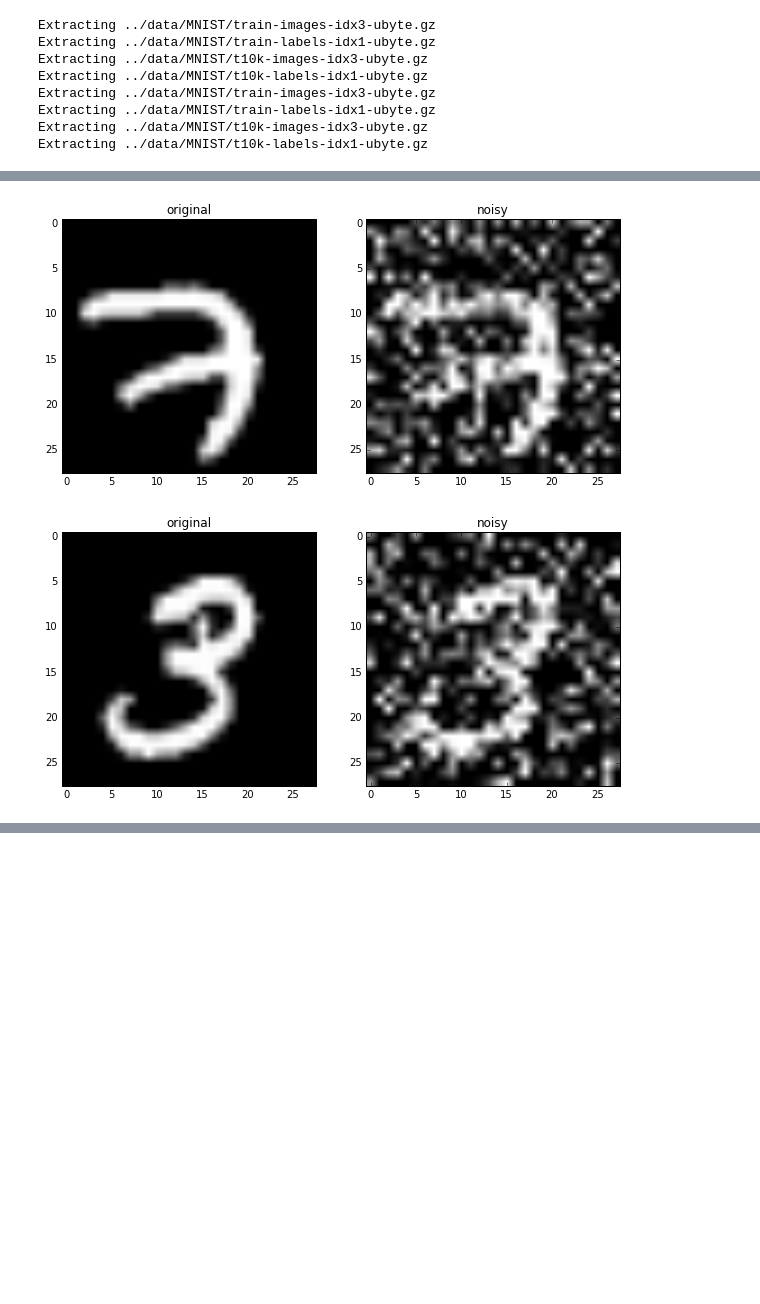
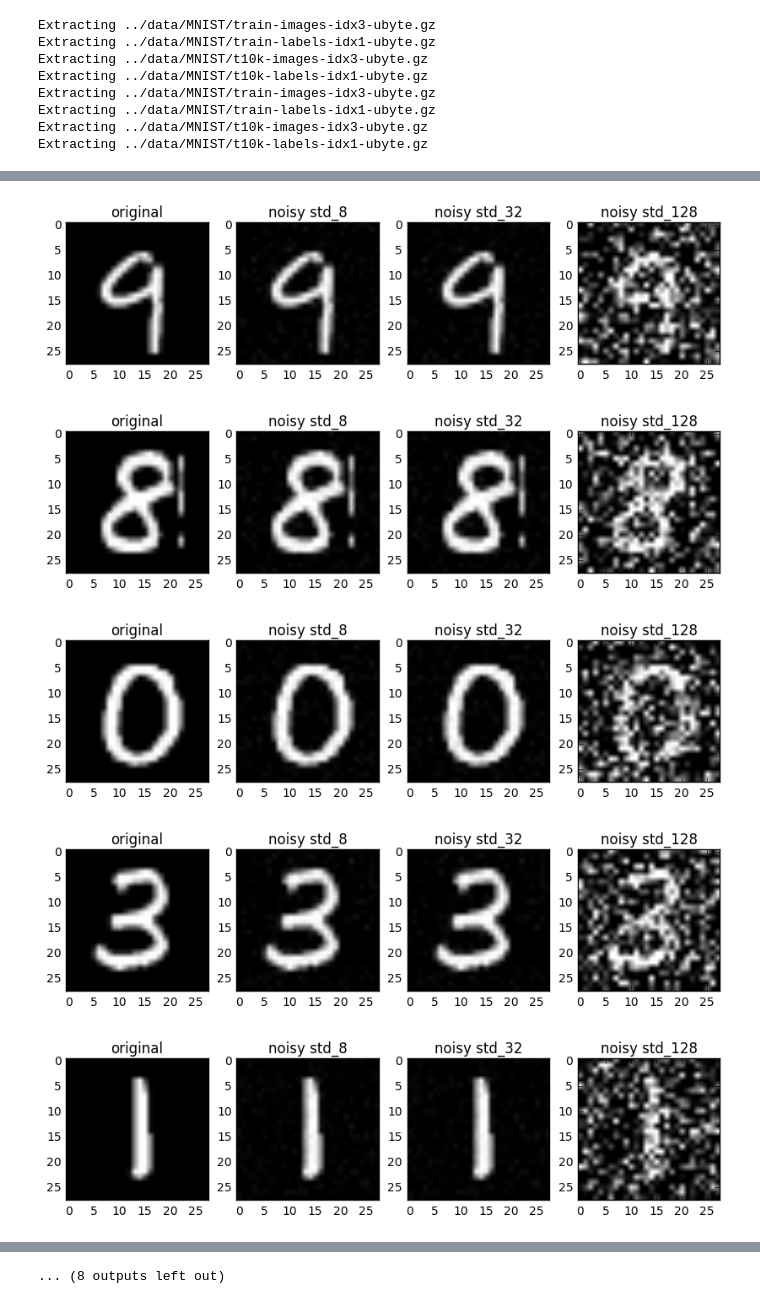
Before and after one commit to YuhuaBillChen/tf-minist-playground, a Jupyter notebook: notebook/noisy_images.ipynb, the cells around one changed output, grey strips where cells are left out. Saved outputs shown, nothing was run; the diff lists cells and outputs as text; code cells hidden in the pictures; blank space fills up the shorter version.

```diff
--- a/notebook/noisy_images.ipynb
+++ b/notebook/noisy_images.ipynb
@@ -24,6 +24,6 @@ Extracting ../data/MNIST/t10k-labels-idx1-ubyte.gz
 # %%
 # Noisy image from our helper class
 for im in n_x:
-    plt.figure(figsize=(5,5));
+    plt.figure(figsize=(2,2));
     plt.imshow(np.reshape(im,newshape=(28,28)),cmap='gray');
 # %% [output]
@@ -34,15 +34,26 @@ for im in n_x:
 # %%
 # Added noise to original images
 for im in m_x:
     plt.figure(figsize=(10,10));
-    plt.subplot(2,2,1);
+    plt.subplot(1,4,1);
     origin = np.array(255*im,dtype=np.uint8);
     plt.title("original")
     plt.imshow(np.reshape(origin,newshape=(28,28)),cmap='gray');
-    plt.subplot(2,2,2);
-    noisy = np.array(np.clip(255*im + 128 * np.random.randn(im.shape[0]),0,255),dtype=np.uint8);
-    plt.title("noisy")
-    plt.imshow(np.reshape(noisy,newshape=(28,28)),cmap='gray');
+    plt.subplot(1,4,2);
+    noisy_std8 = np.array(np.clip(255*im + 8 * np.random.randn(im.shape[0]),0,255),dtype=np.uint8);
+    plt.title("noisy std_8")
+    plt.imshow(np.reshape(noisy_std8,newshape=(28,28)),cmap='gray');
+    plt.subplot(1,4,3);
+    noisy_std32 = np.array(np.clip(255*im + 32 * np.random.randn(im.shape[0]),0,255),dtype=np.uint8);
+    plt.title("noisy std_32")
+    plt.imshow(np.reshape(noisy_std8,newshape=(28,28)),cmap='gray');
+    plt.subplot(1,4,4);
+    noisy_std128 = np.array(np.clip(255*im + 128 * np.random.randn(im.shape[0]),0,255),dtype=np.uint8);
+    plt.title("noisy std_128")
+    plt.imshow(np.reshape(noisy_std128,newshape=(28,28)),cmap='gray');
 # %% [output]
-[figure, old version]
+[figure, new version]
-[figure, old version]
+[figure, new version]
+[figure, added]
+[figure, added]
+[figure, added]
@@ -48,0 +67 @@ for im in m_x:
+... (8 outputs left out)
```
Also changed, not shown: parts of 4 cells of this notebook, 1 other file.
